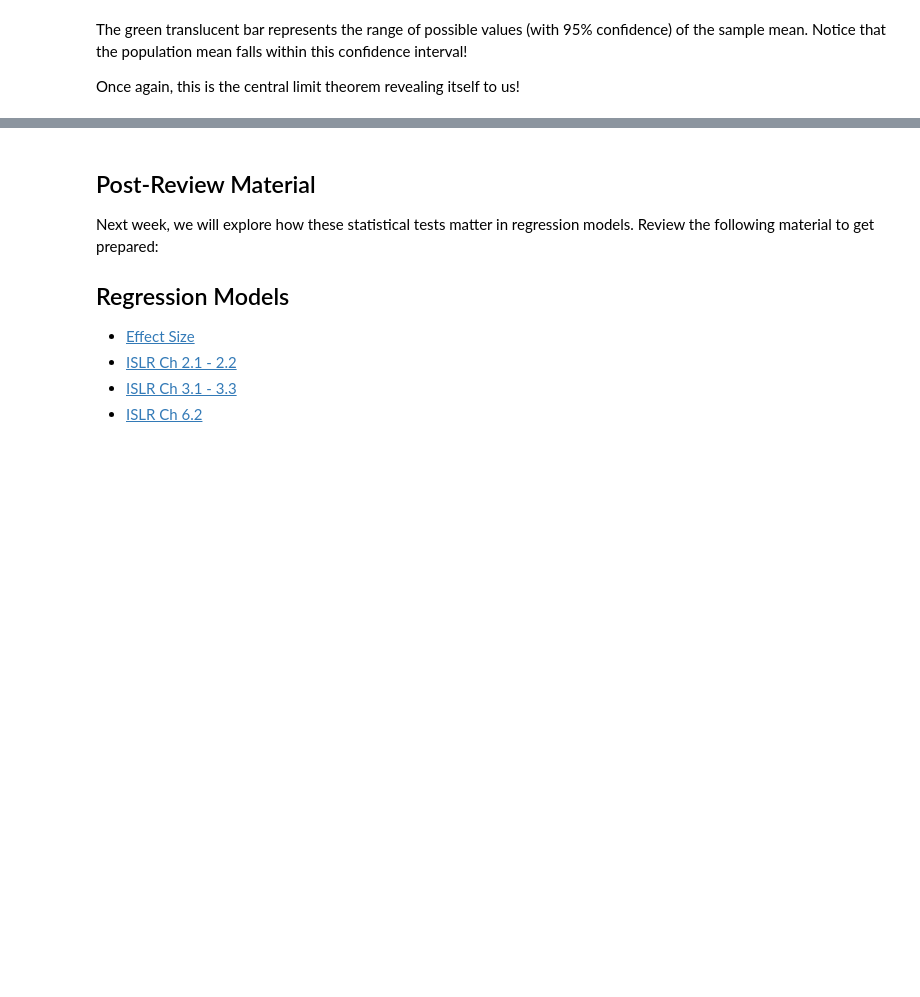
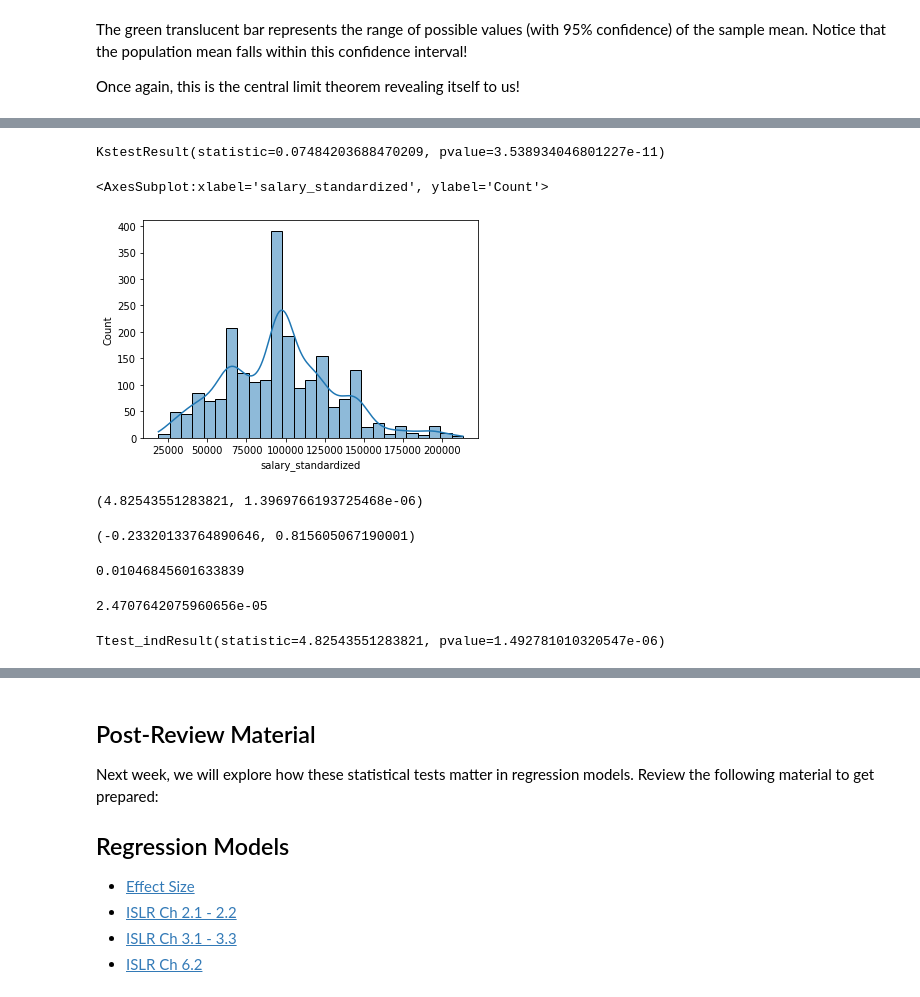
Before and after one commit to The-Knowledge-House/DS_22, a Jupyter notebook: phase_3/week_1/3_21/basic_stats_review_notes.ipynb, the cells around one changed output, grey strips where cells are left out. Cells and saved outputs as stored; diff of their text form; code cells hidden in the pictures; blank space fills up the shorter version.

Commit message:
Added stats notes

```diff
--- a/phase_3/week_1/3_21/basic_stats_review_notes.ipynb
+++ b/phase_3/week_1/3_21/basic_stats_review_notes.ipynb
@@ -469,0 +492,70 @@ Keep in mind this is just the first start to exploring causality. We cannot defi
+# %%
+import scipy.stats as stats
+from statsmodels.stats.weightstats import ztest as ztest
+import pandas as pd
+import numpy as np
+
+clean_df = pd.read_csv("data/cleaned_data.csv")
+
+# remove outliers from groups
+# even after z-score standardization, we still do not see good normality (as evidenced by the our ks-test)
+# this might hint that z-scores is not sufficient for extreme outliers
+clean_df = clean_df[(np.abs(stats.zscore(clean_df["salary_standardized"])) < 3)]
+
+# split into python & not python
+df_python = clean_df[clean_df["python"] == 1]
+df_nopython = clean_df[clean_df["python"] == 0]
+
+# check normality of population
+stats.kstest(clean_df["salary_standardized"], stats.norm.cdf, args=(clean_df["salary_standardized"].mean(), clean_df["salary_standardized"].std()))
+# %% [output]
+KstestResult(statistic=0.07484203688470209, pvalue=3.538934046801227e-11)
+# %%
+import seaborn as sns
+
+sns.histplot(data=clean_df, x="salary_standardized", kde=True)
+# %% [output]
+<AxesSubplot:xlabel='salary_standardized', ylabel='Count'>
+[figure, added]
+# %%
+# perform Z-Test on Python salary vs non-python salary
+ztest(df_python["salary_standardized"], df_nopython["salary_standardized"])
+# %% [output]
+(4.82543551283821, 1.3969766193725468e-06)
+# %%
+# perform Z-Test on postgres salary vs non-postgressalary
+
+# split into python & not python
+df_post= clean_df[clean_df["postgres"] == 1]
+df_nopost = clean_df[clean_df["postgres"] == 0]
+
+
+ztest(df_post["salary_standardized"], df_nopost["salary_standardized"])
+# %% [output]
+(-0.23320133764890646, 0.815605067190001)
+# %%
+from sklearn.linear_model import LinearRegression
+
+train = clean_df[["python"]]
+
+# dependent variable
+target = clean_df["salary_standardized"]
+
+reg1 = LinearRegression()
+reg1.fit(train, target)
+reg1.score(train, target)
+# %% [output]
+0.01046845601633839
+# %%
+train = clean_df[["postgres"]]
+
+reg2 = LinearRegression()
+reg2.fit(train, target)
+reg2.score(train, target)
+# %% [output]
+2.4707642075960656e-05
+# %%
+# compare this to ttest!
+stats.ttest_ind(df_python["salary_standardized"], df_nopython["salary_standardized"])
+# %% [output]
+Ttest_indResult(statistic=4.82543551283821, pvalue=1.492781010320547e-06)
```
Also changed, not shown: parts of 13 cells of this notebook, 1 other file.
